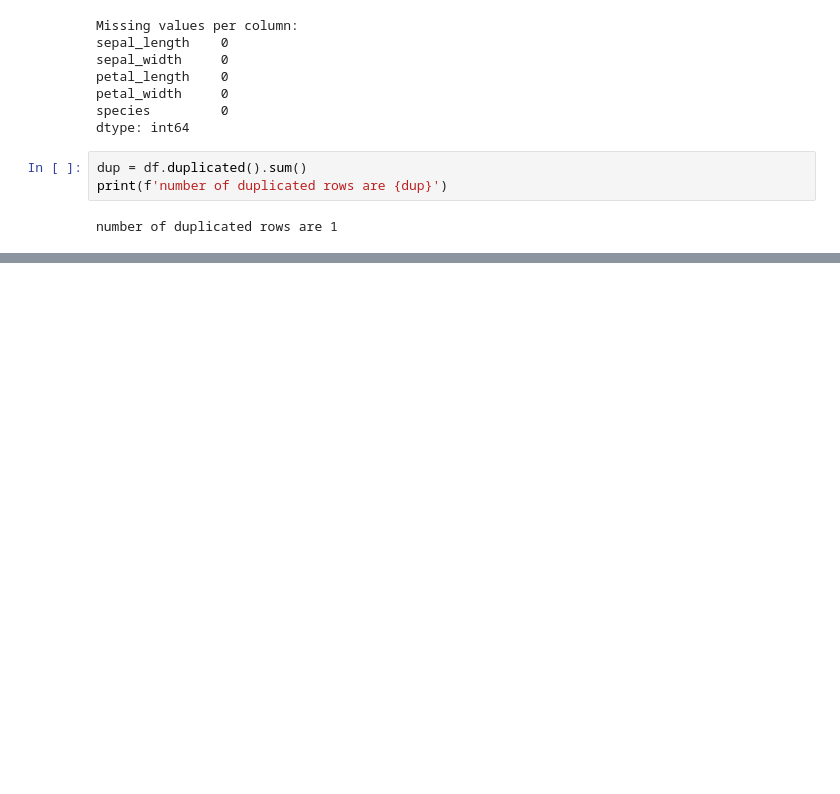
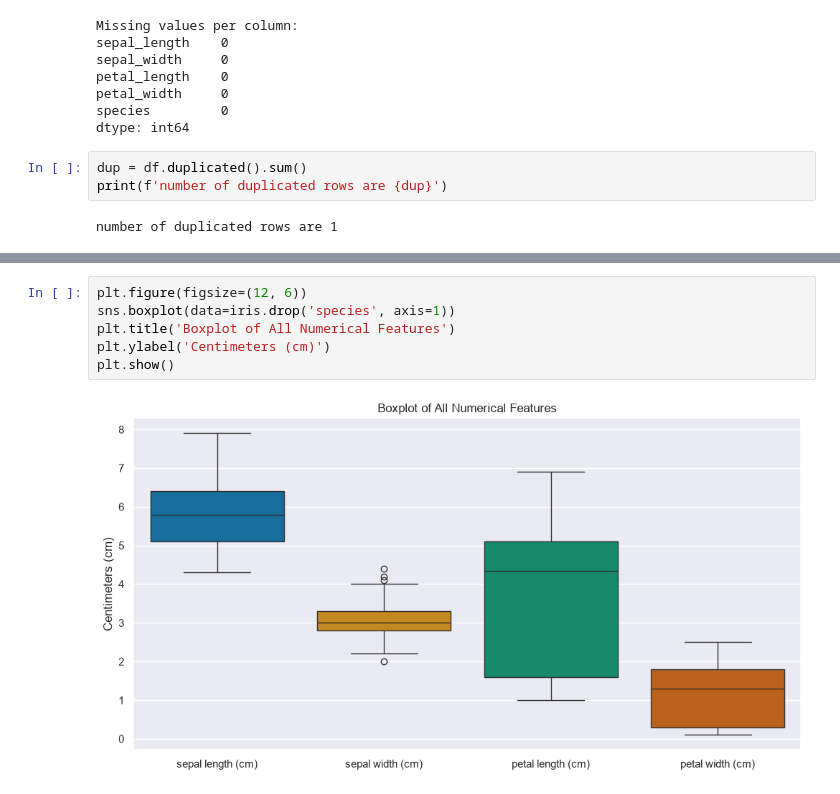
Before and after one commit to nanda8075/Nanda, a Jupyter notebook: eda.ipynb, the cells around one changed output, grey strips where cells are left out. Saved outputs shown, nothing was run; the diff lists cells and outputs as text; blank space fills up the shorter version.

```diff
--- a/eda.ipynb
+++ b/eda.ipynb
@@ -315,0 +421,8 @@ AttributeError: 'DataFrame' object has no attribute 'Species'
+# %%
+plt.figure(figsize=(12, 6))
+sns.boxplot(data=iris.drop('species', axis=1))
+plt.title('Boxplot of All Numerical Features')
+plt.ylabel('Centimeters (cm)')
+plt.show()
+# %% [output]
+[figure, added]
```
Also changed, not shown: parts of 54 cells of this notebook.
